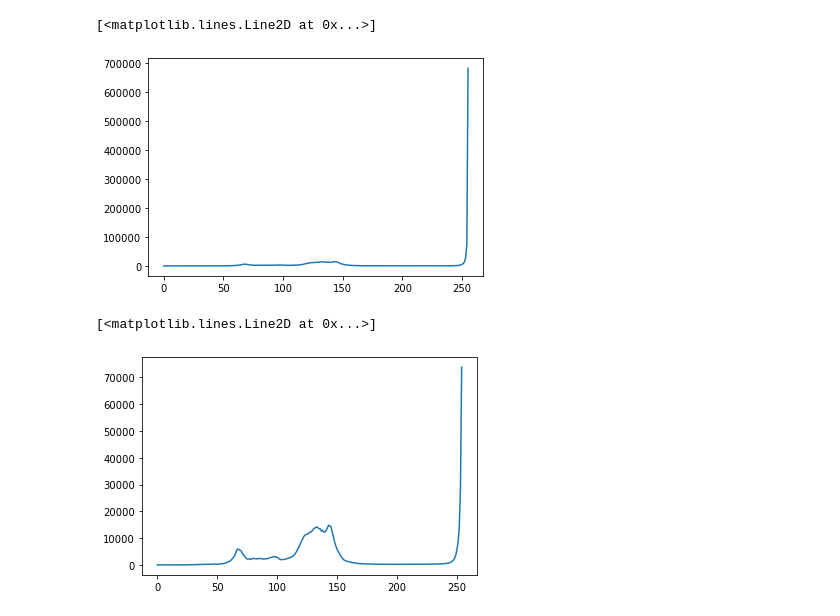
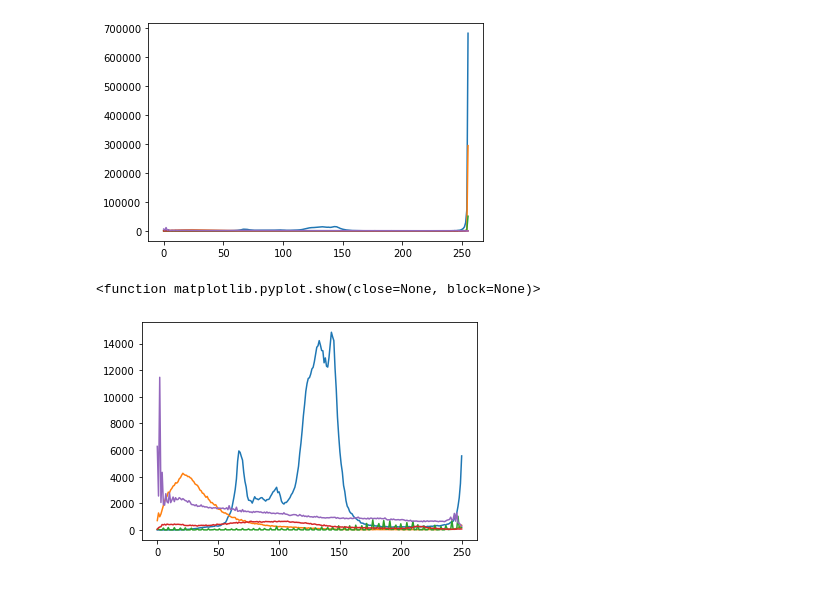
Before and after one commit to busi-reddy-karnati/ModifiedOtsu-s, a Jupyter notebook: Code-Updated.ipynb, the cells around one changed output. Cells and saved outputs as stored; diff of their text form; code cells hidden in the pictures.

```diff
--- a/Code-Updated.ipynb
+++ b/Code-Updated.ipynb
@@ -43,0 +61,5 @@ plt.imshow(gray_image, cmap = plt.get_cmap(name = 'gray'))
+# %%
+gray_image = convert_rgb_to_gray(image3)
+gray_image = convert_gray_image_to_list(gray_image)
+plt.imshow(gray_image, cmap = plt.get_cmap(name = 'gray'))
+gray_images.append(gray_image)
@@ -43,0 +68,5 @@ plt.imshow(gray_image, cmap = plt.get_cmap(name = 'gray'))
+# %%
+gray_image = convert_rgb_to_gray(image4)
+gray_image = convert_gray_image_to_list(gray_image)
+plt.imshow(gray_image, cmap = plt.get_cmap(name = 'gray'))
+gray_images.append(gray_image)
@@ -43,0 +75,5 @@ plt.imshow(gray_image, cmap = plt.get_cmap(name = 'gray'))
+# %%
+gray_image = convert_rgb_to_gray(image5)
+gray_image = convert_gray_image_to_list(gray_image)
+plt.imshow(gray_image, cmap = plt.get_cmap(name = 'gray'))
+gray_images.append(gray_image)
@@ -81,14 +119,18 @@ def variance(histogram, low, high, mean):
         return 0
     return square_sum/total_number_of_pixels
 # %%
-histogram = list_to_histogram(gray_image)
-plt.plot(histogram)
+histograms = []
+for gray_image in gray_images:
+    histograms.append(list_to_histogram(gray_image))
+    plt.plot(histograms[-1])
+plt.show()
 # %% [output]
-[<matplotlib.lines.Line2D at 0x...>]
-[figure, old version]
+[figure, new version]
 # %%
-#The image before isn't legible, because of the higher number of lighter pixels(gray value 255), let's see the values till 254
-plt.plot(histogram[:-1])
+#The image before isn't legible, because of the higher number of lighter pixels(gray value 251-255), let's see the values till 250
+for histogram in histograms:
+    plt.plot(histogram[:-5])
+plt.show
 # %% [output]
-[<matplotlib.lines.Line2D at 0x...>]
+<function matplotlib.pyplot.show(close=None, block=None)>
-[figure, old version]
+[figure, new version]
```
Also changed, not shown: parts of 19 cells of this notebook, 6 other files.
